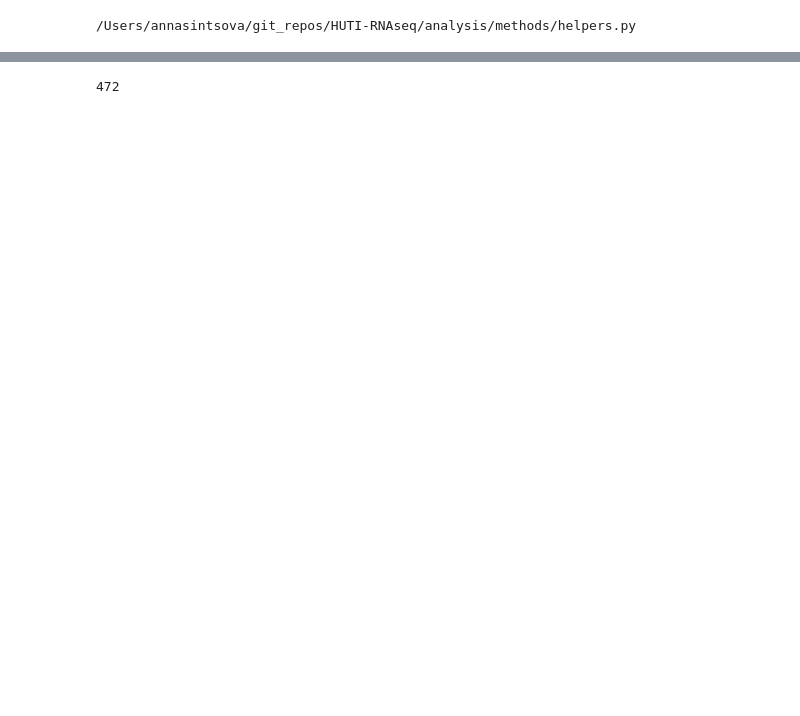
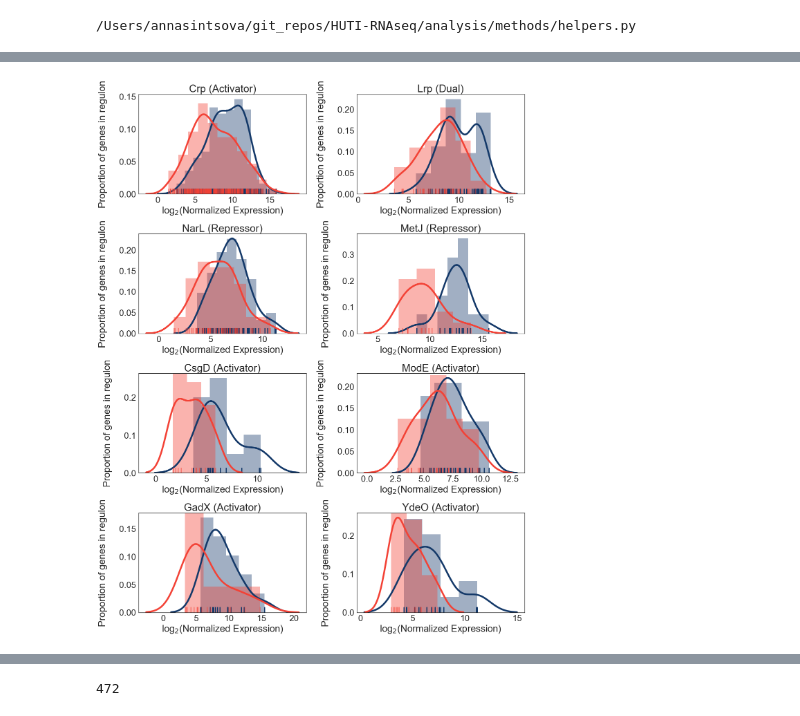
Before and after one commit to ASintsova/HUTI-RNAseq, a Jupyter notebook: analysis/regulon_analysis/GSEA_on_regulons.ipynb, the cells around one changed output, grey strips where cells are left out. Drawn from its saved outputs; the diff is of its cells as text; code cells hidden in the pictures; blank space fills up the shorter version.

```diff
--- a/analysis/regulon_analysis/GSEA_on_regulons.ipynb
+++ b/analysis/regulon_analysis/GSEA_on_regulons.ipynb
@@ -86,0 +164,19 @@ ga = run_gsea(ds_cnts, gene_set, cls, results_dir, 'gsea_analysis')
+# %%
+lrp_genes = set([ gene for g in ga.loc['Lrp'].Genes.values for gene in g.split(",")])
+# %%
+urine_high = [('Crp', 'Activator'), ('Lrp', 'Dual', lrp_genes), ('NarL', 'Repressor'), ('MetJ', 'Repressor'),
+              ('CsgD', 'Activator'), ('ModE', 'Activator'), ('GadX', 'Activator'), ('YdeO', 'Activator'), ]
+# %%
+fig = plt.figure(figsize=(20, 35))
+fig.subplots_adjust(hspace=0.4, wspace=0.3)
+for i, s  in enumerate(urine_high):
+    ax = fig.add_subplot(5, 2, i+1)
+    if len(s) != 2:
+        plot_regulon_hist(s[0], s[1], ga, ds_cnts, genes=s[2])
+    else:
+        plot_regulon_hist(s[0],s[1], ga, ds_cnts)
+
+fn = os.path.join(figures_dir, "Figure_5.png")
+fig.savefig(fn, dpi=100, bbox_inches="tight")
+# %% [output]
+[figure, added]
```
Also changed, not shown: parts of 36 cells of this notebook, 26 other files.
